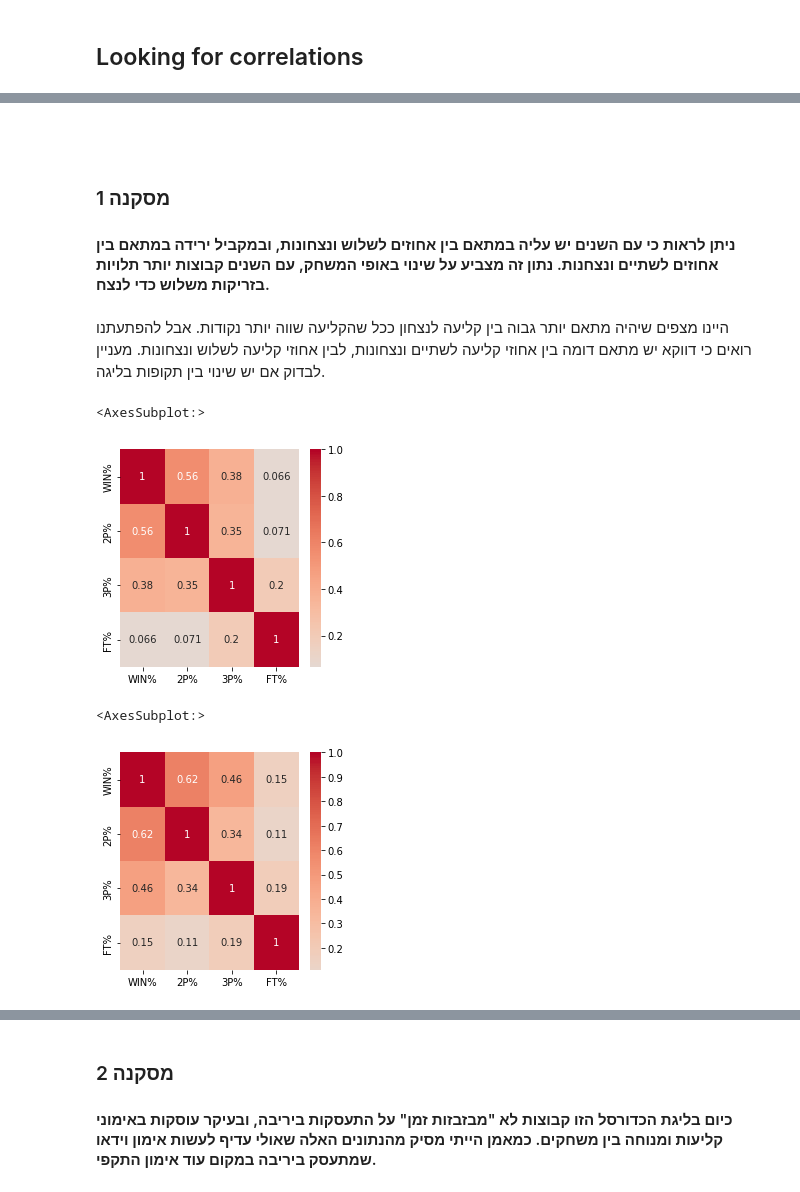
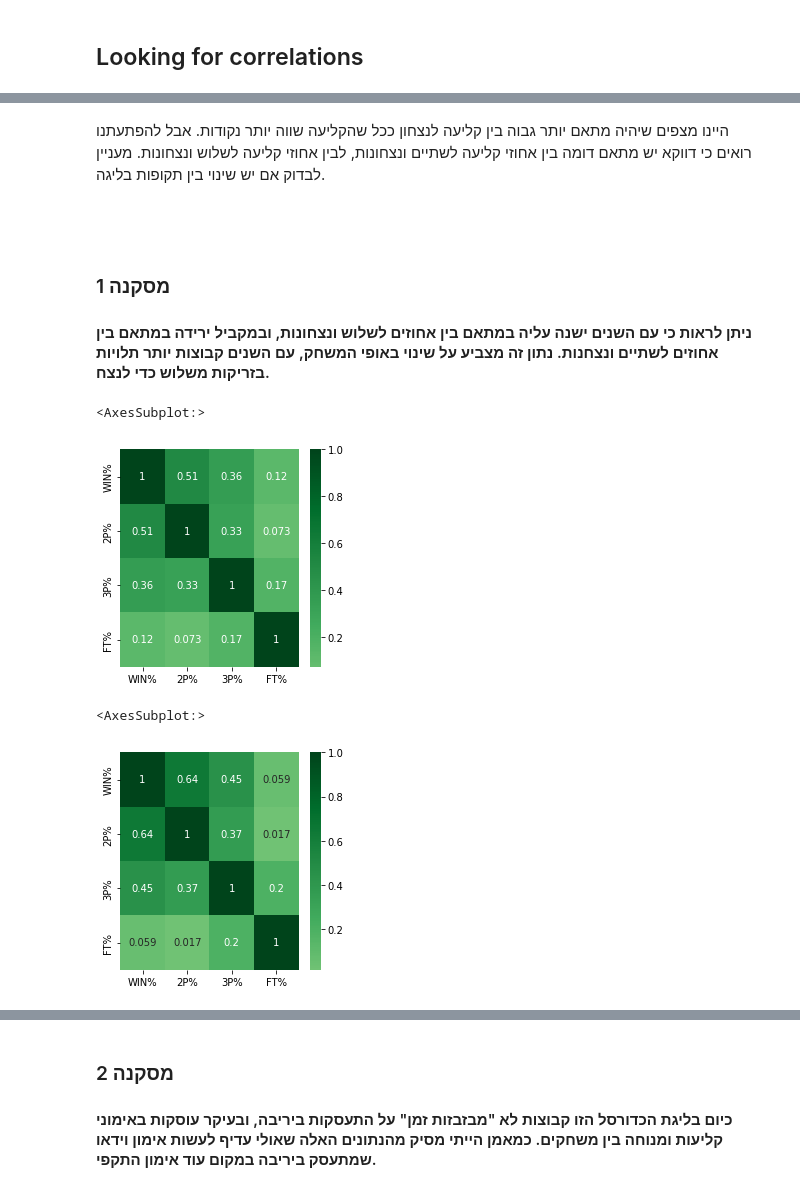
Before and after one commit to eytanmuzafi/data-science, a Jupyter notebook: project.ipynb, the cells around one changed output, grey strips where cells are left out. Cells and saved outputs as stored; diff of their text form; code cells hidden in the pictures.

```diff
--- a/project.ipynb
+++ b/project.ipynb
@@ -210,25 +195,25 @@ sns.heatmap(corrs, cmap='coolwarm', center=0, annot = True);
+# %% [markdown]
+היינו מצפים שיהיה מתאם יותר גבוה בין קליעה לנצחון ככל שהקליעה שווה יותר נקודות. אבל להפתעתנו רואים כי דווקא יש מתאם דומה בין אחוזי קליעה לשתיים ונצחונות, לבין אחוזי קליעה לשלוש ונצחונות.
+מעניין לבדוק אם יש שינוי בין תקופות בליגה.
 # %% [markdown]
 ###
 # %% [markdown]
 ### 1 מסקנה
-#### ניתן לראות כי עם השנים יש עליה במתאם בין אחוזים לשלוש ונצחונות, ובמקביל ירידה במתאם בין אחוזים לשתיים ונצחנות. נתון זה מצביע על שינוי באופי המשחק, עם השנים קבוצות יותר תלויות בזריקות משלוש כדי לנצח.
+#### ניתן לראות כי עם השנים ישנה עליה במתאם בין אחוזים לשלוש ונצחונות, ובמקביל ירידה במתאם בין אחוזים לשתיים ונצחנות. נתון זה מצביע על שינוי באופי המשחק, עם השנים קבוצות יותר תלויות בזריקות משלוש כדי לנצח.
-# %% [markdown]
-היינו מצפים שיהיה מתאם יותר גבוה בין קליעה לנצחון ככל שהקליעה שווה יותר נקודות. אבל להפתעתנו רואים כי דווקא יש מתאם דומה בין אחוזי קליעה לשתיים ונצחונות, לבין אחוזי קליעה לשלוש ונצחונות.
-מעניין לבדוק אם יש שינוי בין תקופות בליגה.
 # %%
-nba_before_2010=nba_stat[nba_stat['SEASON']<'2009-10']
-corrs = nba_before_2010[['WIN%','2P%','3P%','FT%']].corr(method = 'spearman')
+nba_before_2008=nba_stat[nba_stat['SEASON']<'2008-09']
+corrs = nba_before_2008[['WIN%','2P%','3P%','FT%']].corr(method = 'spearman')
 plt.figure(figsize=(4,4))
-sns.heatmap(corrs, cmap='coolwarm', center=0, annot = True)
+sns.heatmap(corrs, cmap='Greens', center=0, annot = True)
 # %% [output]
 <AxesSubplot:>
-[figure, old version]
+[figure, new version]
 # %%
-nba_from_2010_to_2013=nba_stat[(nba_stat['SEASON']>'2009-10') & (nba_stat['SEASON']<'2013-14')]
-corrs = nba_from_2010_to_2013[['WIN%','2P%','3P%','FT%']].corr(method = 'spearman')
+nba_from_2008_to_2012=nba_stat[(nba_stat['SEASON']>='2008-09') & (nba_stat['SEASON']<='2012-13')]
+corrs = nba_from_2008_to_2012[['WIN%','2P%','3P%','FT%']].corr(method = 'spearman')
 plt.figure(figsize=(4,4))
-sns.heatmap(corrs, cmap='coolwarm', center=0, annot = True)
+sns.heatmap(corrs, cmap='Greens', center=0, annot = True)
 # %% [output]
 <AxesSubplot:>
-[figure, old version]
+[figure, new version]
 # %%
```
Also changed, not shown: parts of 10 cells of this notebook.
